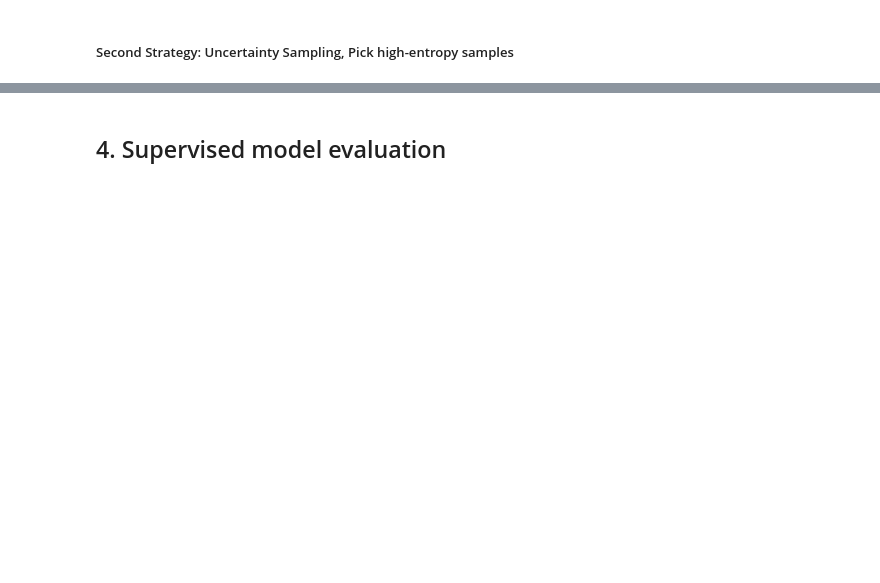
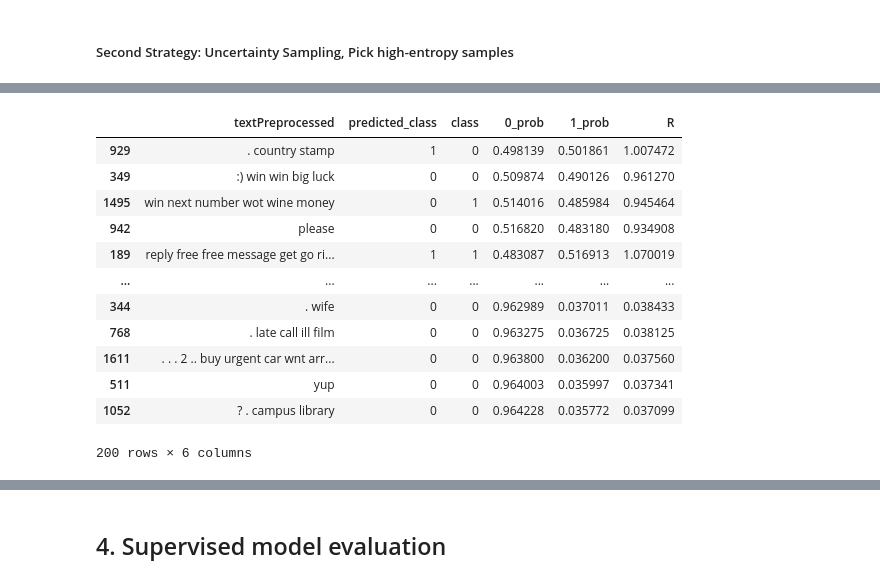
Before and after one commit to YubotKwng/Naive-Bayes-model-classifiying-spam-messages, a Jupyter notebook: COMP30027_2025_asst1_template.ipynb, the cells around one changed output, grey strips where cells are left out. Cells and saved outputs as stored; diff of their text form; code cells hidden in the pictures; blank space fills up the shorter version.

```diff
--- a/COMP30027_2025_asst1_template.ipynb
+++ b/COMP30027_2025_asst1_template.ipynb
@@ -698,0 +639,22 @@ len(entropy_train_data.columns)
+# %%
+unlabel_predictions, unlabel_posterior_probs = predict_test_with_smoothing(unlabel_count, priors_prob, word_probs)
+# %%
+unlabel_confidence_df = predict_confidence(unlabel_df, unlabel_posterior_probs, unlabel_predictions)
+# %%
+_,_, unlabel_boundary_df = show_confidence_examples(unlabel_confidence_df)
+# %%
+unlabel_boundary_df.head(200)
+# %% [output]
+|  | textPreprocessed | predicted_class | class | 0_prob | 1_prob | R |
+| 929 | . country stamp | 1 | 0 | 0.498139 | 0.501861 | 1.007472 |
+| 349 | :) win win big luck | 0 | 0 | 0.509874 | 0.490126 | 0.961270 |
+| 1495 | win next number wot wine money | 0 | 1 | 0.514016 | 0.485984 | 0.945464 |
+| 942 | please | 0 | 0 | 0.516820 | 0.483180 | 0.934908 |
+| 189 | reply free free message get go ri... | 1 | 1 | 0.483087 | 0.516913 | 1.070019 |
+| ... | ... | ... | ... | ... | ... | ... |
+| 344 | . wife | 0 | 0 | 0.962989 | 0.037011 | 0.038433 |
+| 768 | . late call ill film | 0 | 0 | 0.963275 | 0.036725 | 0.038125 |
+| 1611 | . . . 2 .. buy urgent car wnt arr... | 0 | 0 | 0.963800 | 0.036200 | 0.037560 |
+| 511 | yup | 0 | 0 | 0.964003 | 0.035997 | 0.037341 |
+| 1052 | ? . campus library | 0 | 0 | 0.964228 | 0.035772 | 0.037099 |
+200 rows × 6 columns
```
Also changed, not shown: parts of 41 cells of this notebook.
